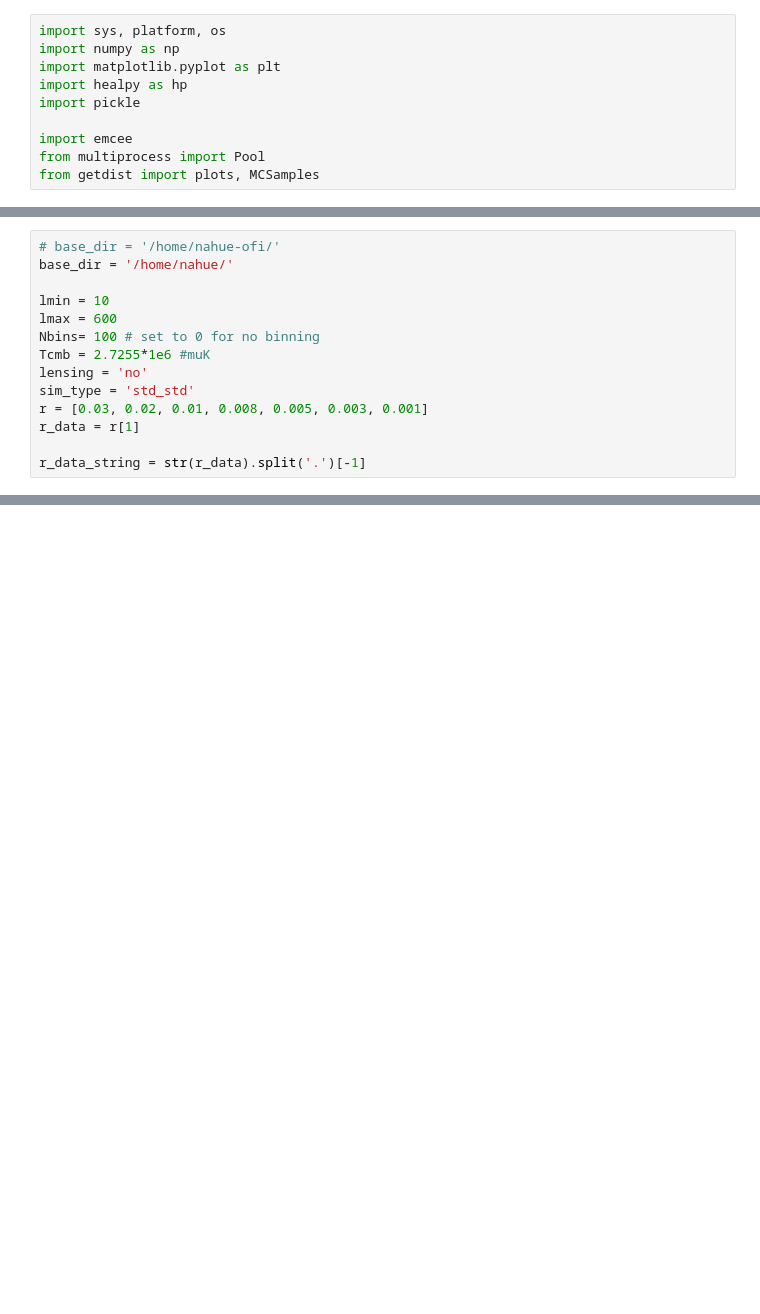
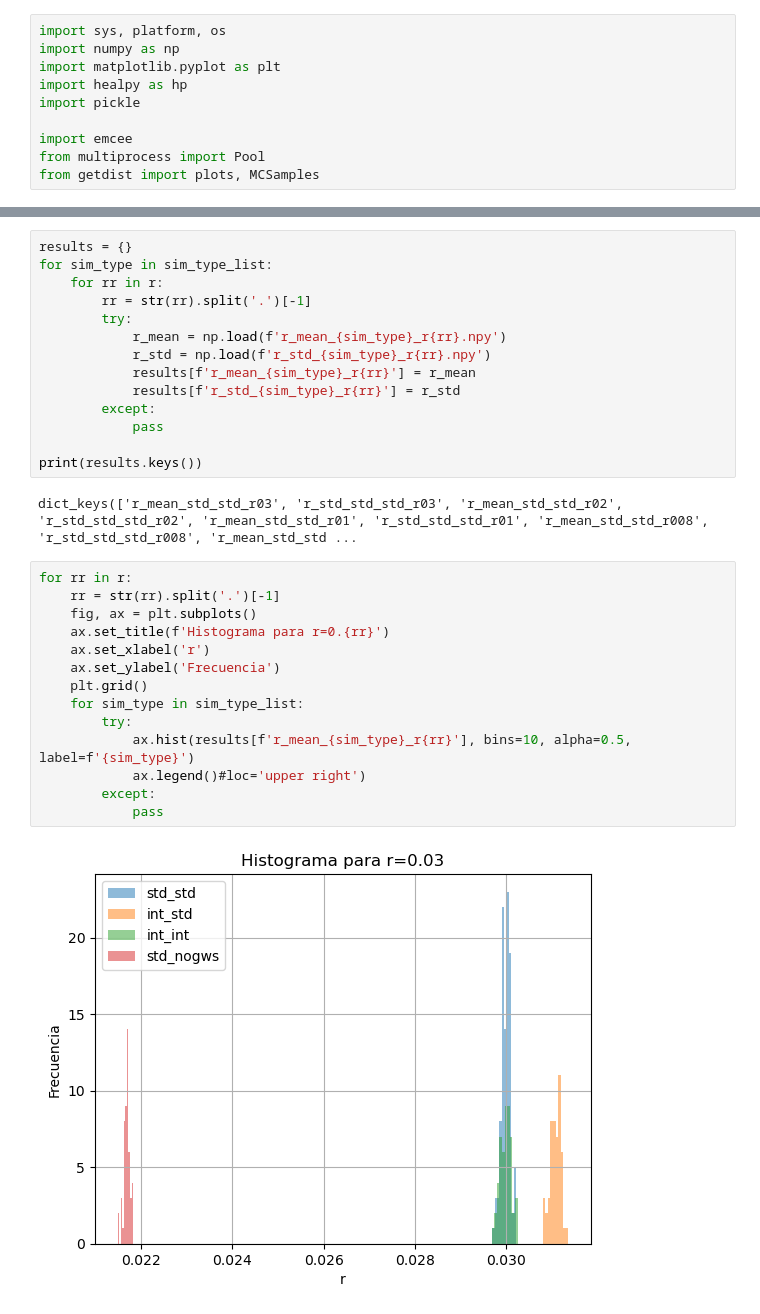
Before and after one commit to mathias77515/CMM-Pipeline, a Jupyter notebook: scripts_nahuel/r-dark_interactions-2.ipynb, the cells around one changed output, grey strips where cells are left out. Saved outputs shown, nothing was run; the diff lists cells and outputs as text; blank space fills up the shorter version.

Commit message:
dark int gw results

```diff
--- a/scripts_nahuel/r-dark_interactions-2.ipynb
+++ b/scripts_nahuel/r-dark_interactions-2.ipynb
@@ -13,14 +12,0 @@ from getdist import plots, MCSamples
-# %%
-# base_dir = '/home/nahue-ofi/'
-base_dir = '/home/nahue/'
-
-lmin = 10
-lmax = 600
-Nbins= 100 # set to 0 for no binning
-Tcmb = 2.7255*1e6 #muK
-lensing = 'no'
-sim_type = 'std_std'
-r = [0.03, 0.02, 0.01, 0.008, 0.005, 0.003, 0.001]
-r_data = r[1]
-
-r_data_string = str(r_data).split('.')[-1]
@@ -552,0 +433,32 @@ print((np.mean(r_mean_nint_binned_r001)-np.mean(r_mean_check_binned_r001))/(np.s
+# %%
+results = {}
+for sim_type in sim_type_list:
+    for rr in r:
+        rr = str(rr).split('.')[-1]
+        try:
+            r_mean = np.load(f'r_mean_{sim_type}_r{rr}.npy')
+            r_std = np.load(f'r_std_{sim_type}_r{rr}.npy')
+            results[f'r_mean_{sim_type}_r{rr}'] = r_mean
+            results[f'r_std_{sim_type}_r{rr}'] = r_std
+        except:
+            pass
+
+print(results.keys())
+# %% [output]
+dict_keys(['r_mean_std_std_r03', 'r_std_std_std_r03', 'r_mean_std_std_r02', 'r_std_std_std_r02', 'r_mean_std_std_r01', 'r_std_std_std_r01', 'r_mean_std_std_r008', 'r_std_std_std_r008', 'r_mean_std_std ...
+# %%
+for rr in r:
+    rr = str(rr).split('.')[-1]
+    fig, ax = plt.subplots()
+    ax.set_title(f'Histograma para r=0.{rr}')
+    ax.set_xlabel('r')
+    ax.set_ylabel('Frecuencia')
+    plt.grid()
+    for sim_type in sim_type_list:
+        try:
+            ax.hist(results[f'r_mean_{sim_type}_r{rr}'], bins=10, alpha=0.5, label=f'{sim_type}')
+            ax.legend()#loc='upper right')
+        except:
+            pass
+# %% [output]
+[figure, added]
```
Also changed, not shown: parts of 20 cells of this notebook.
